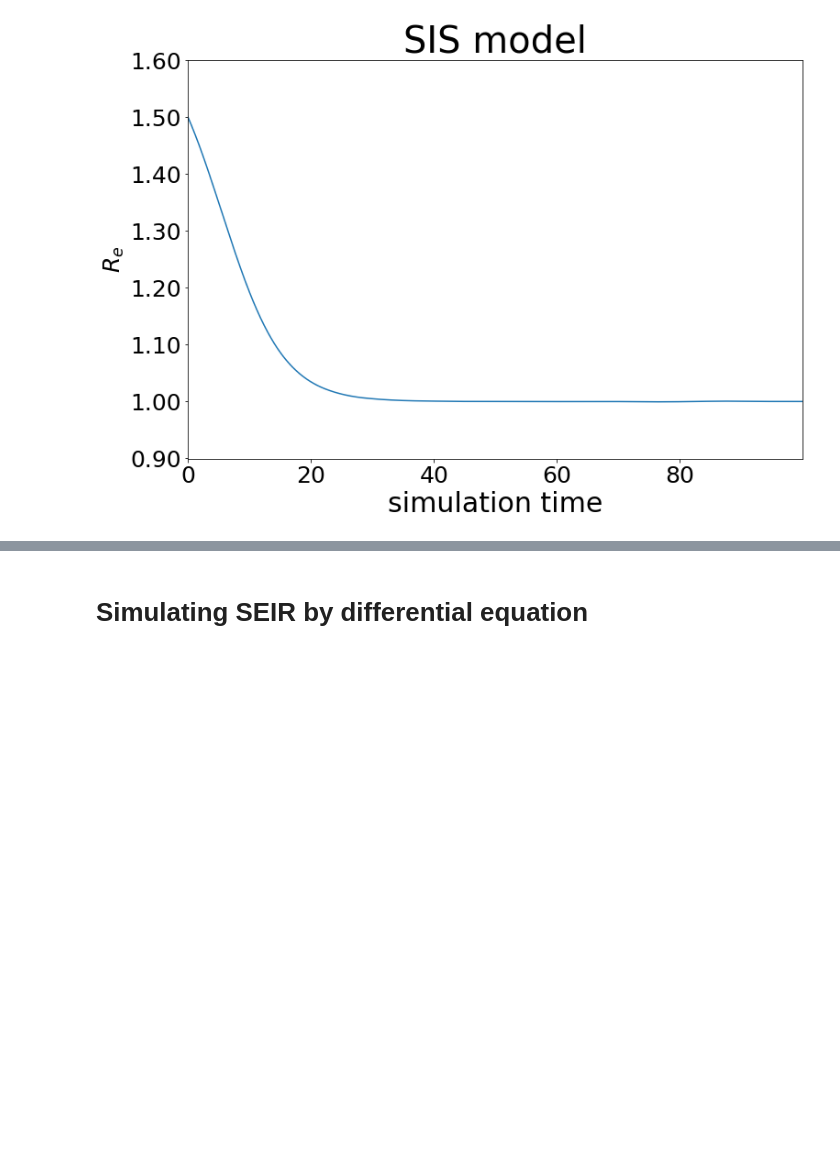
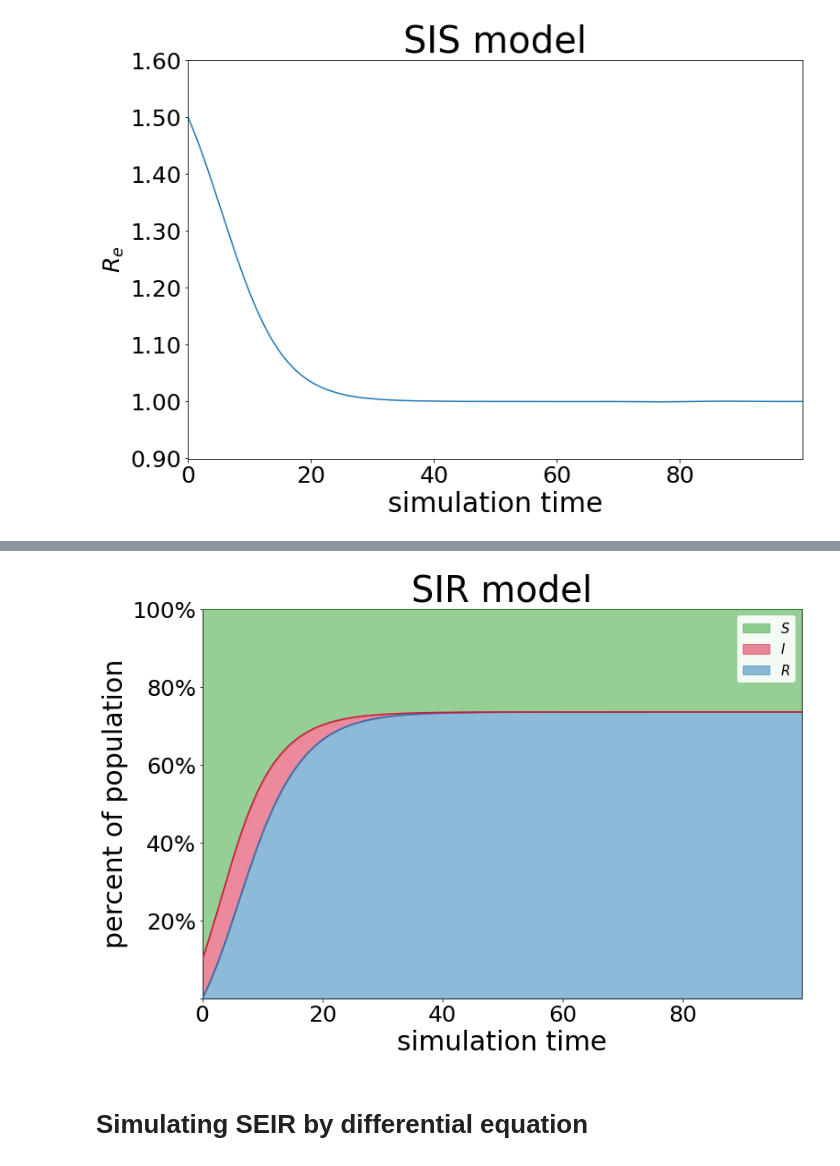
Before and after one commit to GyeongHwan-Jang/SEIRmodel, a Jupyter notebook: main.ipynb, the cells around one changed output, grey strips where cells are left out. Cells and saved outputs as stored; diff of their text form; code cells hidden in the pictures; blank space fills up the shorter version.

```diff
--- a/main.ipynb
+++ b/main.ipynb
@@ -288,0 +298,7 @@ plt.show()
+# %%
+# simulate SIRmodel with stacked plot
+SIR = Compartment_Model.SIRmodel(100, 0.5, 0.3, initI=10)
+SIR.run(100)
+SIR.plot("SIR model", S_plot = "stacked", I_plot = "stacked", R_plot = "stacked")
+# %% [output]
+[figure, added]
```
Also changed, not shown: parts of 4 cells of this notebook, 1 other file.
